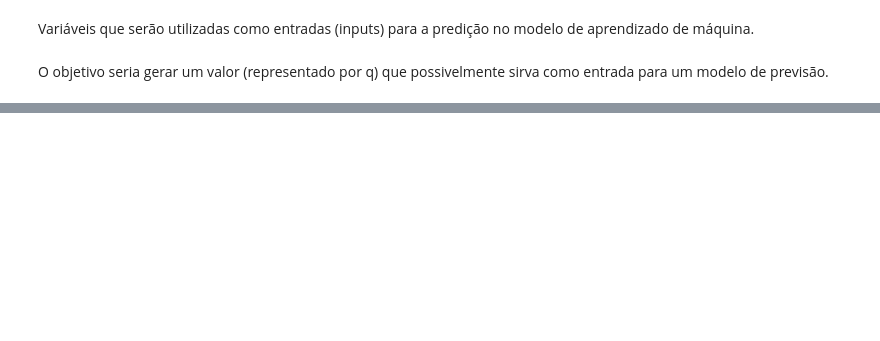
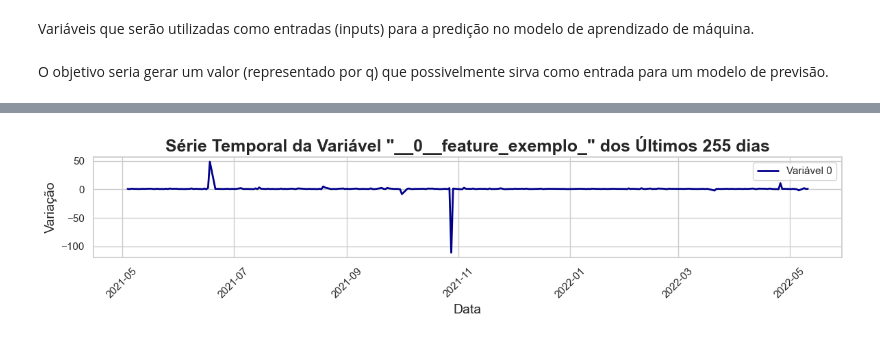
Before and after one commit to rianlucascs/predicao-dados-binarios, a Jupyter notebook: notebooks.ipynb, the cells around one changed output, grey strips where cells are left out. Cells and saved outputs as stored; diff of their text form; code cells hidden in the pictures; blank space fills up the shorter version.

```diff
--- a/notebooks.ipynb
+++ b/notebooks.ipynb
@@ -167,0 +201,4 @@ df_price.tail(3)
+# %%
+grafico_linha(df_price.tail(255), 0, title='Série Temporal da Variável "__0__feature_exemplo_" dos Últimos 255 dias', xlabel='Data', ylabel='Variação', label='Variável 0')
+# %% [output]
+[figure, added]
```
Also changed, not shown: parts of 15 cells of this notebook.
